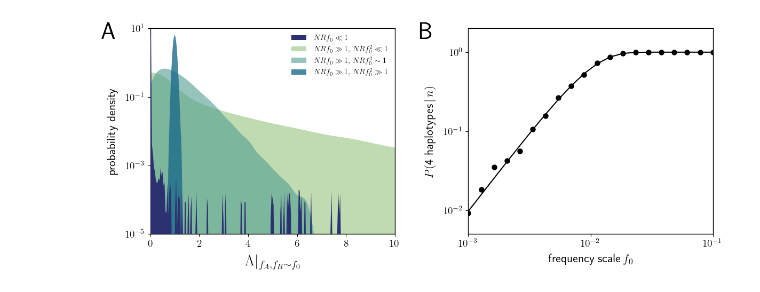
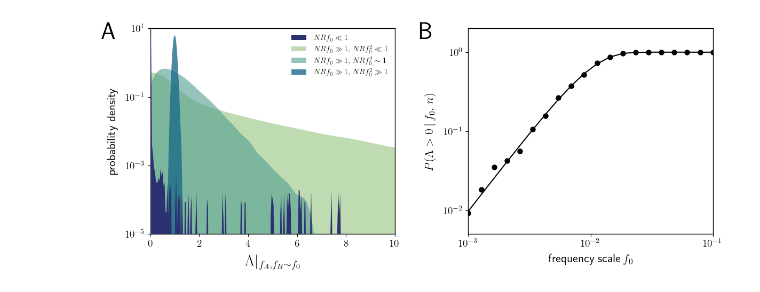
Before and after one commit to alyulina/linkage-equilibrium, a Jupyter notebook: figures/fig6.ipynb, the cells around one changed output. Drawn from its saved outputs; the diff is of its cells as text; code cells hidden in the pictures.

```diff
--- a/figures/fig6.ipynb
+++ b/figures/fig6.ipynb
@@ -168,32 +168,32 @@ for c in range(2):
 
         # theory curve; see eq. in the main text
         alpha = 2 * N * r * four_gamete_f0s**2
         beta = 2 * N * r
         probs = 1 - np.power(beta / (beta + n), alpha)
 
         plt.plot(four_gamete_f0s, probs, linewidth=w, c='black')
         plt.scatter(four_gamete_f0s, four_gamete_prob, linewidth=w, c='black')
 
         plt.xscale('log')
         plt.yscale('log')
         plt.minorticks_off()
 
         plt.tick_params(axis='both', labelsize=14)
 
         plt.xticks([1e-3, 1e-2, 1e-1],
                    ['$10^{-3}$', '$10^{-2}$', '$10^{-1}$'])
         plt.yticks([1e-3, 1e-2, 1e-1, 1e0, 1e1],
                    ['$10^{-3}$', '$10^{-2}$', '$10^{-1}$', '$10^{0}$', '$10^{1}$'])
 
         plt.xlim(1e-3, 1e-1)
         plt.ylim(0.5e-2, 0.2e1)
 
-        plt.ylabel(r"$P(\text{4 haplotypes}\,|\,n)$", fontsize=16, labelpad=10);
+        plt.ylabel(r"$P(\Lambda>0\,|\,f_0, \, n)$", fontsize=16, labelpad=10);
         plt.xlabel(r"$\text{frequency scale}\,f_0$", fontsize=16, labelpad=8);
 
         plt.text(-0.2, 0.95, 'B', fontsize=32, fontweight='black', transform=ax.transAxes)
 
 
 plt.savefig('fig6.pdf',dpi=600,bbox_inches='tight')
 # %% [output]
-[figure, old version]
+[figure, new version]
```
Also changed, not shown: 1 other file.
